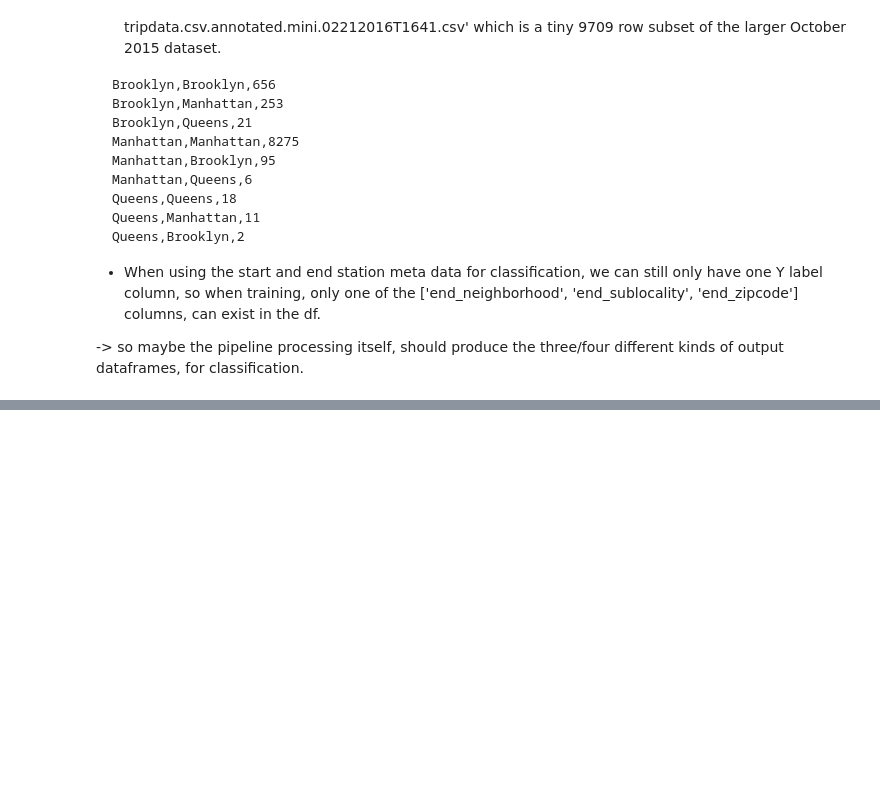
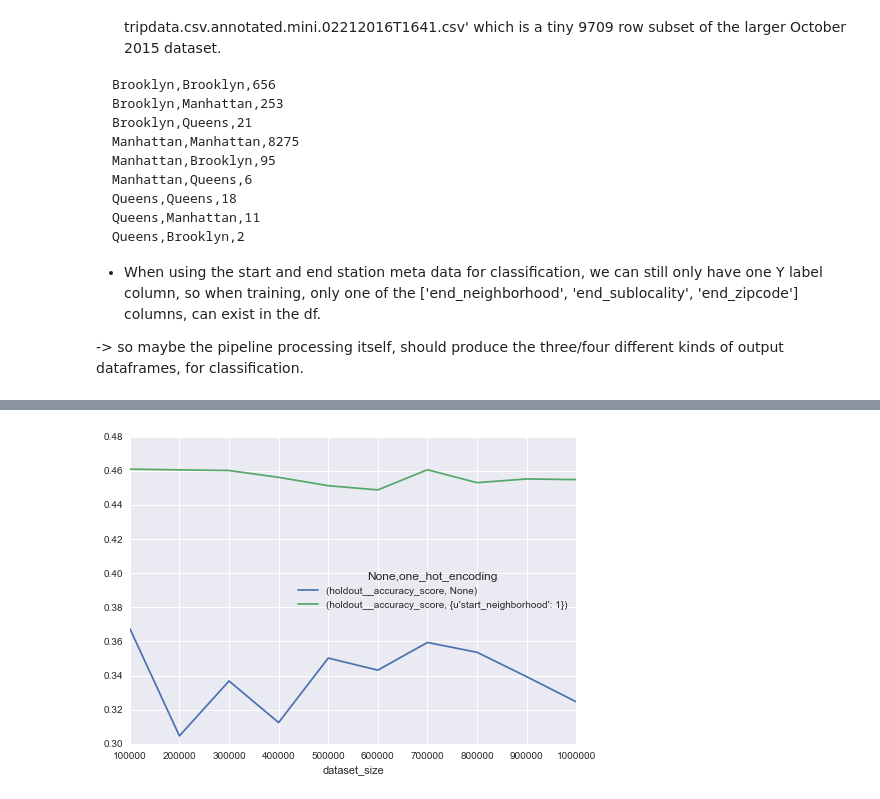
Before and after one commit to namoopsoo/learn-citibike, a Jupyter notebook: project report.ipynb, the cells around one changed output, grey strips where cells are left out. Saved outputs shown, nothing was run; the diff lists cells and outputs as text; code cells hidden in the pictures; blank space fills up the shorter version.

```diff
--- a/project report.ipynb
+++ b/project report.ipynb
@@ -328,0 +350,3 @@ df1['starttime'][:3], df1['starttime'][-3:]
+# %%
+df1 = df.copy()
+df1.loc[df1['one_hot_encoding'].isnull(), 'one_hot_encoding'] = 'None'
@@ -328,0 +386,5 @@ df1['starttime'][:3], df1['starttime'][-3:]
+# %%
+df_holdout_accuracy = df1[['dataset_size', 'one_hot_encoding', 'holdout__accuracy_score']]
+ax = df_holdout_accuracy.groupby(['one_hot_encoding', 'dataset_size']).mean().unstack('one_hot_encoding').plot()
+# %% [output]
+[figure, added]
```
Also changed, not shown: parts of 9 cells of this notebook.
